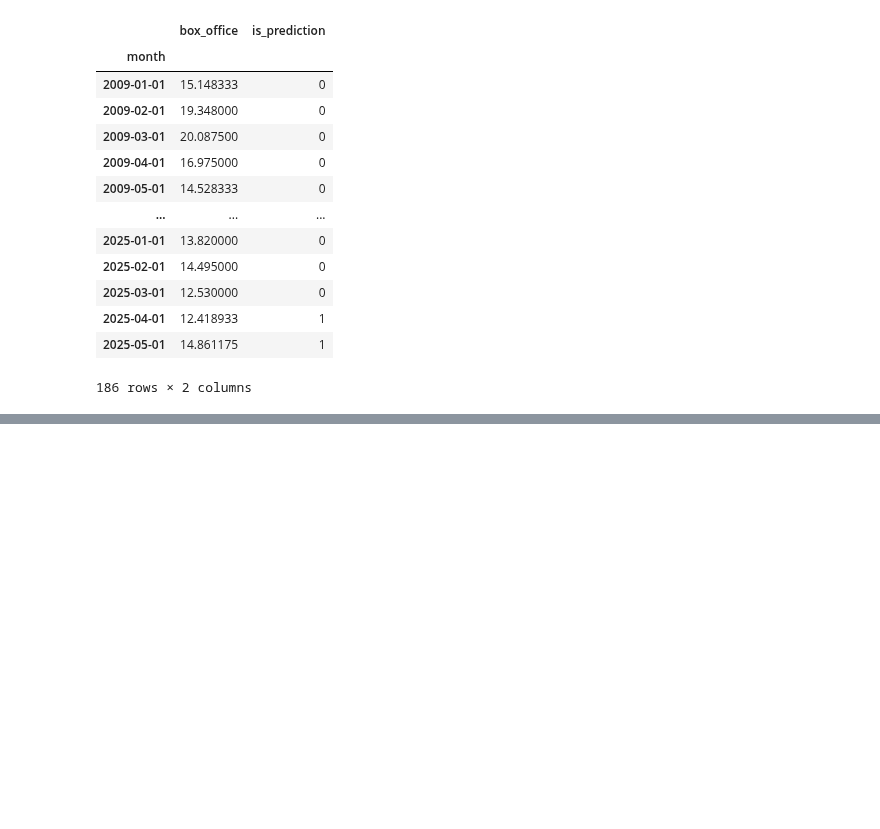
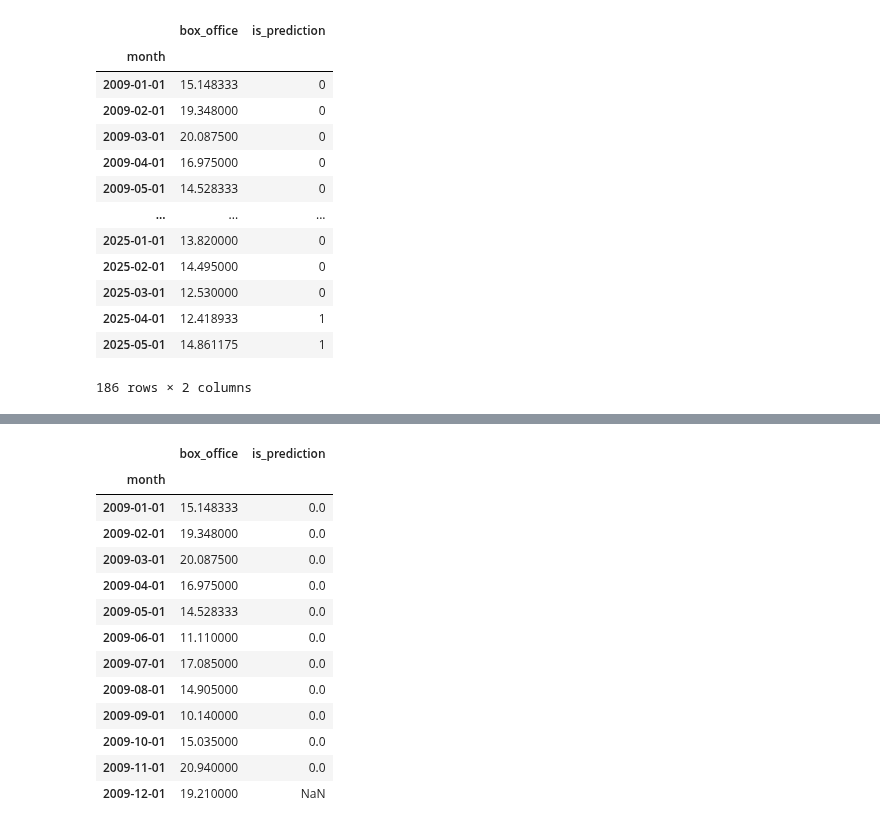
Before and after one commit to SamuelTD/new_is_always_better, a Jupyter notebook: modelisation/victor/arima.ipynb, the cells around one changed output, grey strips where cells are left out. Saved outputs shown, nothing was run; the diff lists cells and outputs as text; code cells hidden in the pictures; blank space fills up the shorter version.

```diff
--- a/modelisation/victor/arima.ipynb
+++ b/modelisation/victor/arima.ipynb
@@ -822,0 +826,2 @@ Data({'path': 'azureml://subscriptions/72eb7803-e874-44cb-b6d9-33f2fa3eb88c/reso
+# %%
+df_filled_to_azure = fill_missing_dates(df_to_azure)
@@ -822,0 +846,17 @@ Data({'path': 'azureml://subscriptions/72eb7803-e874-44cb-b6d9-33f2fa3eb88c/reso
+# %%
+df_filled_to_azure.head(12)
+# %% [output]
+|  | box_office | is_prediction |
+| month |  |  |
+| 2009-01-01 | 15.148333 | 0.0 |
+| 2009-02-01 | 19.348000 | 0.0 |
+| 2009-03-01 | 20.087500 | 0.0 |
+| 2009-04-01 | 16.975000 | 0.0 |
+| 2009-05-01 | 14.528333 | 0.0 |
+| 2009-06-01 | 11.110000 | 0.0 |
+| 2009-07-01 | 17.085000 | 0.0 |
+| 2009-08-01 | 14.905000 | 0.0 |
+| 2009-09-01 | 10.140000 | 0.0 |
+| 2009-10-01 | 15.035000 | 0.0 |
+| 2009-11-01 | 20.940000 | 0.0 |
+| 2009-12-01 | 19.210000 | NaN |
```
Also changed, not shown: parts of 10 cells of this notebook, 9 other files.
